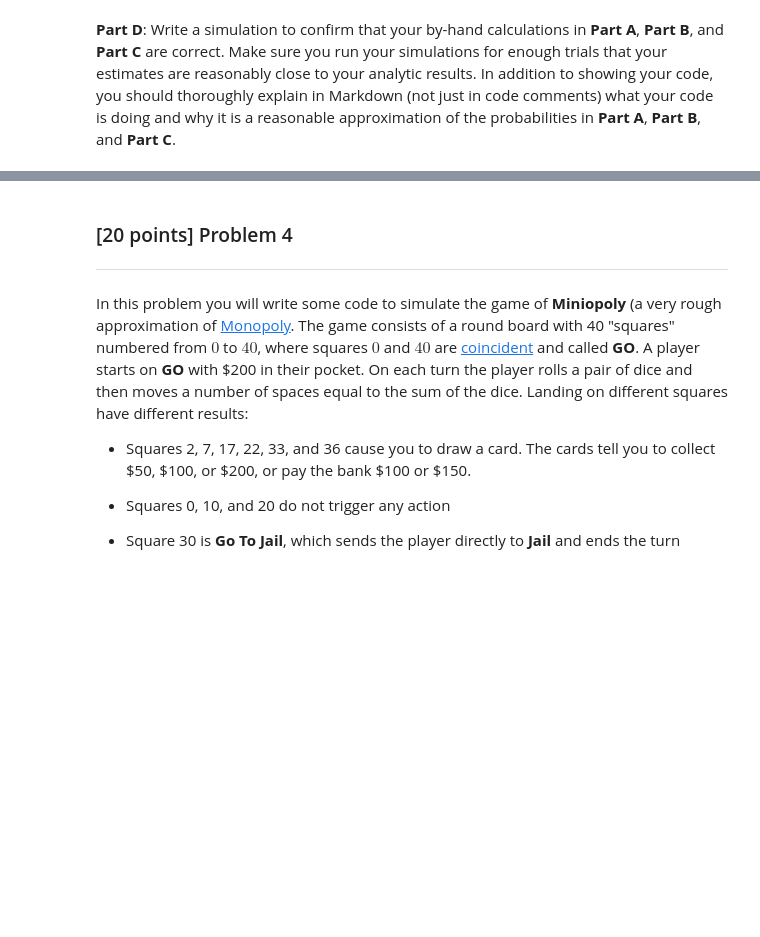
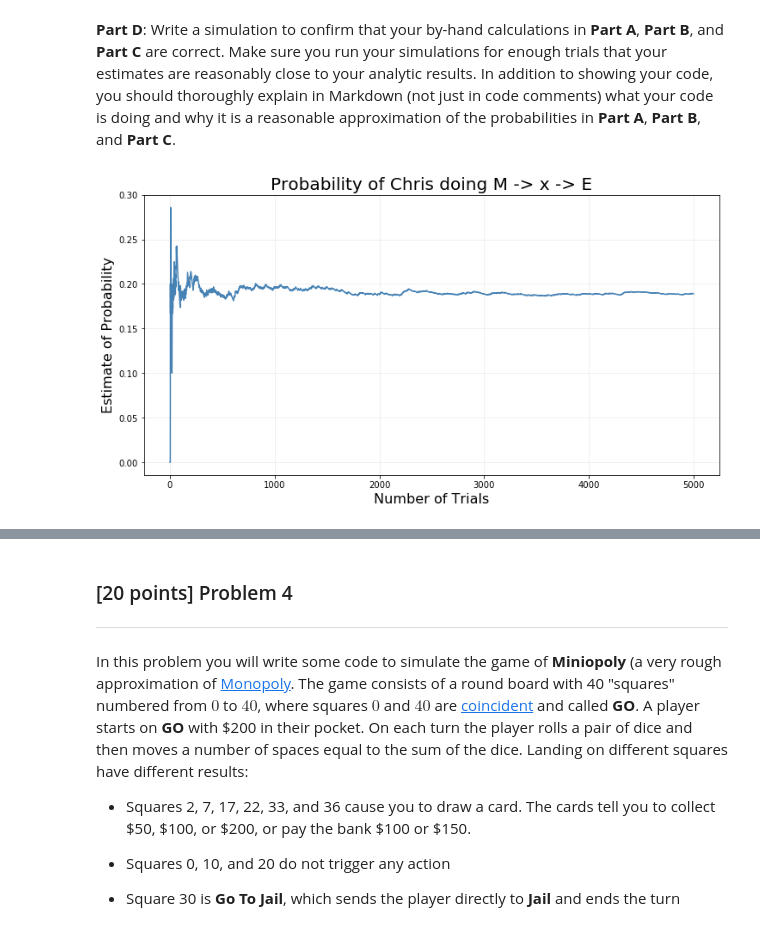
Before and after one commit to scuthbert/DataScience, a Jupyter notebook: hmwk/hmwk02/hmwk02.ipynb, the cells around one changed output, grey strips where cells are left out. Cells and saved outputs as stored; diff of their text form; code cells hidden in the pictures; blank space fills up the shorter version.

```diff
--- a/hmwk/hmwk02/hmwk02.ipynb
+++ b/hmwk/hmwk02/hmwk02.ipynb
@@ -126,2 +166,45 @@ Now, on a Wednesday after a particularly grueling start to the week, Dan and Chr
 # %% [markdown]
 **Part D**: Write a simulation to confirm that your by-hand calculations in **Part A**, **Part B**, and **Part C** are correct. Make sure you run your simulations for enough trials that your estimates are reasonably close to your analytic results. In addition to showing your code, you should thoroughly explain in Markdown (not just in code comments) what your code is doing and why it is a reasonable approximation of the probabilities in **Part A**, **Part B**, and **Part C**.
+# %%
+#Creating the map - there has to be a better way, but here we are :/
+from collections import defaultdict
+places = defaultdict(list)
+places["S"].append("M")
+places["S"].append("U")
+places["U"].append("S")
+places["U"].append("M")
+places["U"].append("E")
+places["U"].append("F")
+places["M"].append("S")
+places["M"].append("U")
+places["M"].append("E")
+places["M"].append("P")
+places["E"].append("M")
+places["E"].append("U")
+places["E"].append("F")
+places["P"].append("M")
+places["P"].append("E")
+places["F"].append("U")
+places["F"].append("E")
+
+
+#Part A
+first_stop = np.random.choice(places["M"], size=5000)
+second_stop = np.empty(len(first_stop), dtype="U1")
+p = np.zeros(len(first_stop))
+
+for ii in range(len(first_stop)):
+    second_stop[ii] = np.random.choice(places[first_stop[ii]])
+
+for ii in range(len(first_stop)):
+    p[ii] = np.sum(second_stop[:ii+1] == "E") / len(second_stop[:ii+1])
+
+fig, ax = plt.subplots(figsize=(12,6))
+ax.plot(p, color="steelblue")
+ax.set_title("Probability of Chris doing M -> x -> E", fontsize=20)
+ax.set_xlabel("Number of Trials", fontsize=16)
+ax.set_ylabel("Estimate of Probability", fontsize=16)
+
+ax.grid(True, alpha=0.25)
+# %% [output]
+[figure, added]
```
Also changed, not shown: parts of 7 cells of this notebook.
